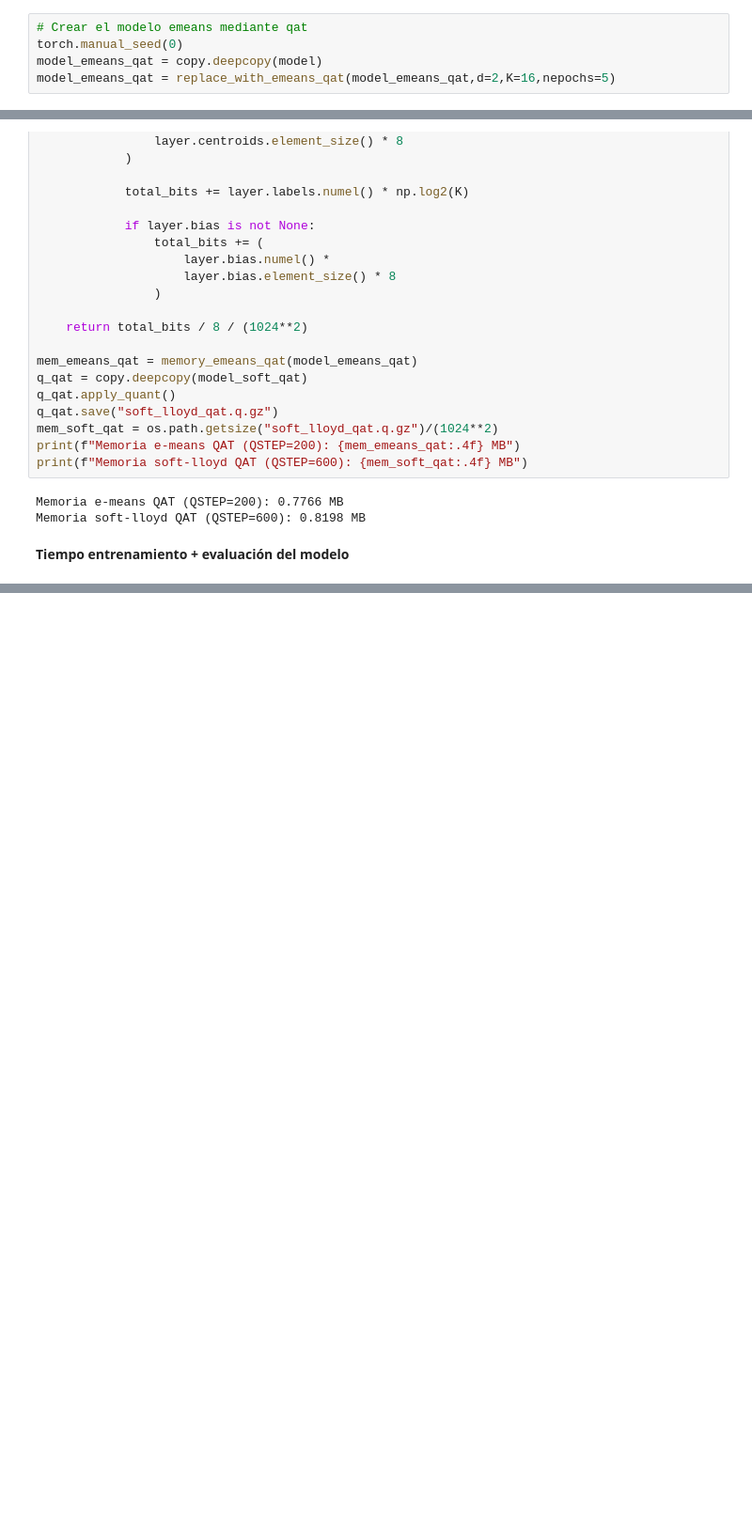
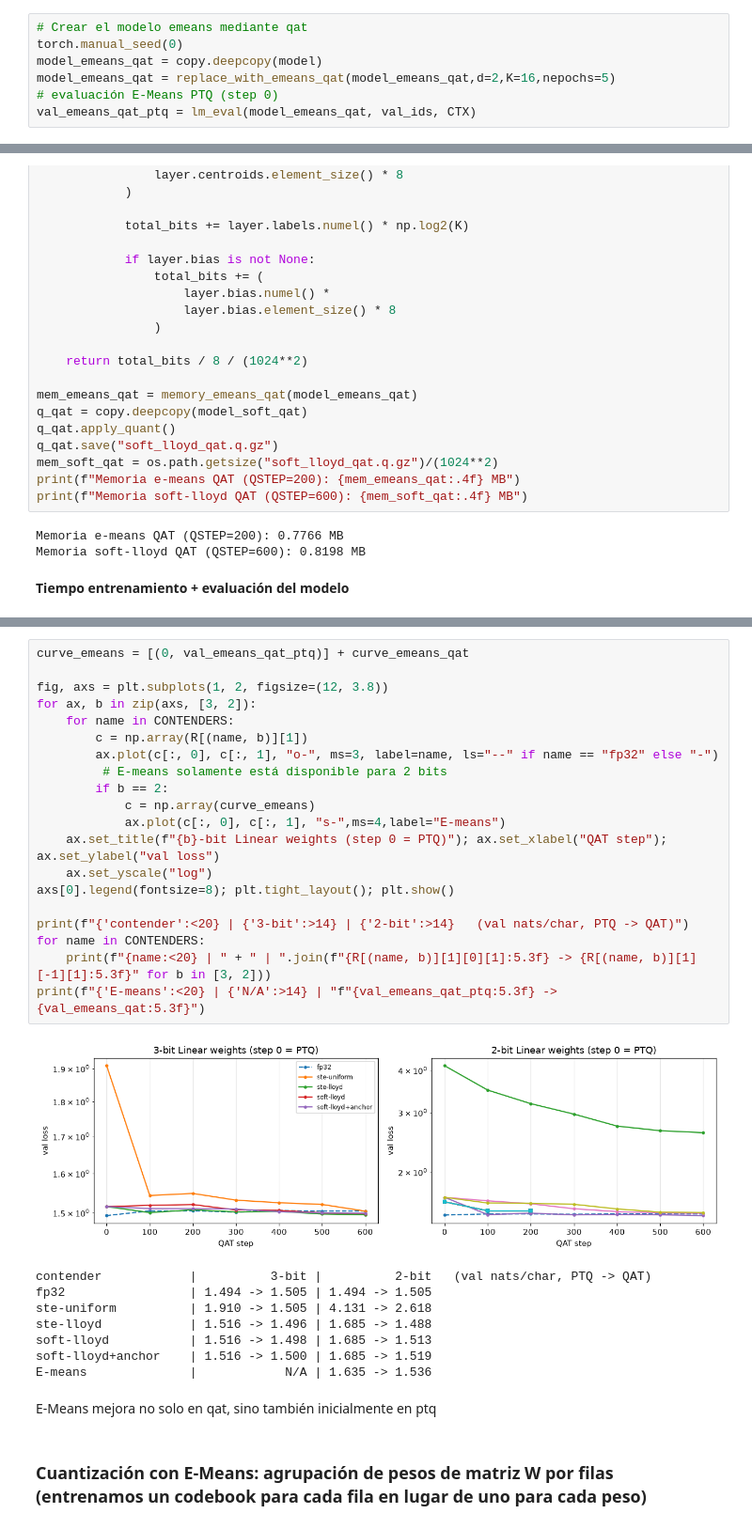
Before and after one commit to filosofiaa/test, a Jupyter notebook: examples/06_tiny_lm.ipynb, the cells around one changed output, grey strips where cells are left out. Shown at 94% size. Saved outputs shown, nothing was run; the diff lists cells and outputs as text; blank space fills up the shorter version.

Commit message:
Add Soft Lloyd QAT and update quantization experiments

```diff
--- a/examples/06_tiny_lm.ipynb
+++ b/examples/06_tiny_lm.ipynb
@@ -389,6 +389,8 @@ def replace_with_emeans_qat(module, d=2, K=16, nepochs=5):
 torch.manual_seed(0)
 model_emeans_qat = copy.deepcopy(model)
 model_emeans_qat = replace_with_emeans_qat(model_emeans_qat,d=2,K=16,nepochs=5)
+# evaluación E-Means PTQ (step 0)
+val_emeans_qat_ptq = lm_eval(model_emeans_qat, val_ids, CTX)
 # %%
 # entrenar el modelo qat usando menos steps que el soft-lloyd y consiguiendo en teoría un resultado similar en métrica de pérdidas
 QSTEPS, QLR = 200, 3e-4
@@ -465,0 +468,33 @@ Reducción al usarl e-means=65.64554421720086 %
+# %%
+curve_emeans = [(0, val_emeans_qat_ptq)] + curve_emeans_qat
+
+fig, axs = plt.subplots(1, 2, figsize=(12, 3.8))
+for ax, b in zip(axs, [3, 2]):
+    for name in CONTENDERS:
+        c = np.array(R[(name, b)][1])
+        ax.plot(c[:, 0], c[:, 1], "o-", ms=3, label=name, ls="--" if name == "fp32" else "-")
+         # E-means solamente está disponible para 2 bits
+        if b == 2:
+            c = np.array(curve_emeans)
+            ax.plot(c[:, 0], c[:, 1], "s-",ms=4,label="E-means")
+    ax.set_title(f"{b}-bit Linear weights (step 0 = PTQ)"); ax.set_xlabel("QAT step"); ax.set_ylabel("val loss")
+    ax.set_yscale("log")
+axs[0].legend(fontsize=8); plt.tight_layout(); plt.show()
+
+print(f"{'contender':<20} | {'3-bit':>14} | {'2-bit':>14}   (val nats/char, PTQ -> QAT)")
+for name in CONTENDERS:
+    print(f"{name:<20} | " + " | ".join(f"{R[(name, b)][1][0][1]:5.3f} -> {R[(name, b)][1][-1][1]:5.3f}" for b in [3, 2]))
+print(f"{'E-means':<20} | {'N/A':>14} | "f"{val_emeans_qat_ptq:5.3f} -> {val_emeans_qat:5.3f}")
+# %% [output]
+[figure, added]
+contender            |          3-bit |          2-bit   (val nats/char, PTQ -> QAT)
+fp32                 | 1.494 -> 1.505 | 1.494 -> 1.505
+ste-uniform          | 1.910 -> 1.505 | 4.131 -> 2.618
+ste-lloyd            | 1.516 -> 1.496 | 1.685 -> 1.488
+soft-lloyd           | 1.516 -> 1.498 | 1.685 -> 1.513
+soft-lloyd+anchor    | 1.516 -> 1.500 | 1.685 -> 1.519
+E-means              |            N/A | 1.635 -> 1.536
+# %% [markdown]
+E-Means mejora no solo en qat, sino también inicialmente en ptq
+# %% [markdown]
+### Cuantización con E-Means: agrupación de pesos de matriz W por filas (entrenamos un codebook para cada fila en lugar de uno para cada peso)
```
Also changed, not shown: parts of 25 cells of this notebook, 2 other files.
